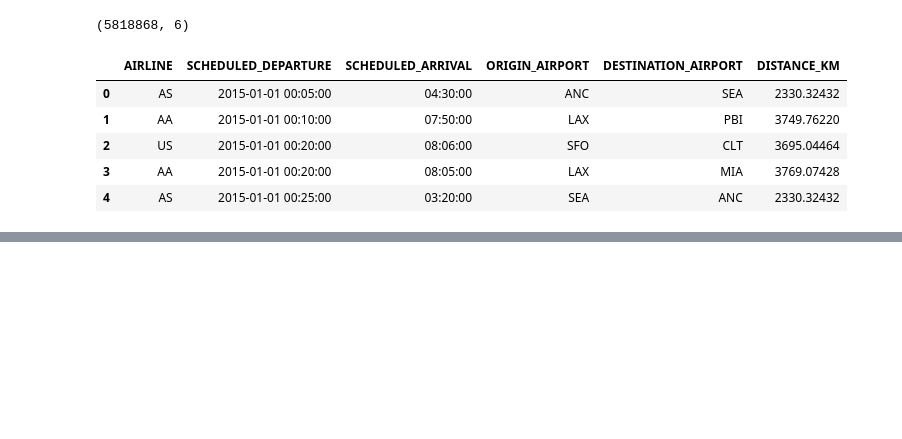
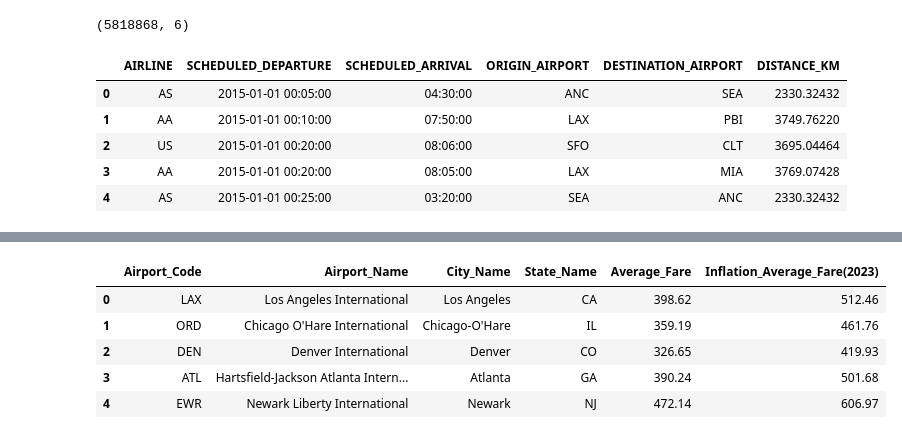
Before and after one commit to larryTientcheu/5IAE, a Jupyter notebook: ai_model/flight_prices_prediction.ipynb, the cells around one changed output, grey strips where cells are left out. Drawn from its saved outputs; the diff is of its cells as text; code cells hidden in the pictures; blank space fills up the shorter version.

```diff
--- a/ai_model/flight_prices_prediction.ipynb
+++ b/ai_model/flight_prices_prediction.ipynb
@@ -203,0 +236,11 @@ To calculate the cost of each flight, we will get the average price of the orign
+# %%
+airport_prices = pd.read_csv("dataset/airline_prices.csv" )
+airport_prices.drop("2023 Passenger Rank", axis=1, inplace=True)
+airport_prices.head()
+# %% [output]
+|  | Airport_Code | Airport_Name | City_Name | State_Name | Average_Fare | Inflation_Average_Fare(2023) |
+| 0 | LAX | Los Angeles International | Los Angeles | CA | 398.62 | 512.46 |
+| 1 | ORD | Chicago O'Hare International | Chicago-O'Hare | IL | 359.19 | 461.76 |
+| 2 | DEN | Denver International | Denver | CO | 326.65 | 419.93 |
+| 3 | ATL | Hartsfield-Jackson Atlanta Intern... | Atlanta | GA | 390.24 | 501.68 |
+| 4 | EWR | Newark Liberty International | Newark | NJ | 472.14 | 606.97 |
```
Also changed, not shown: parts of 11 cells of this notebook.
